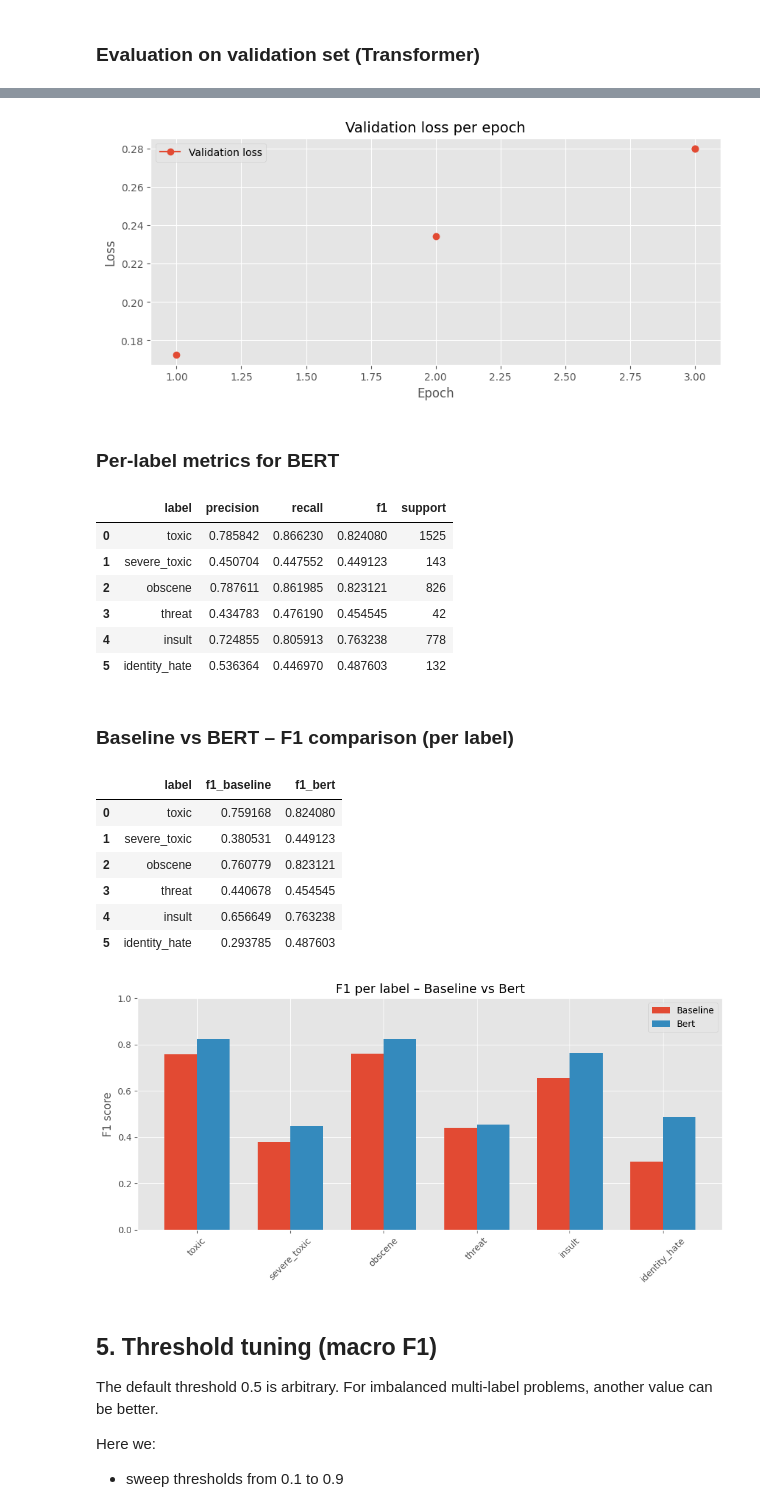
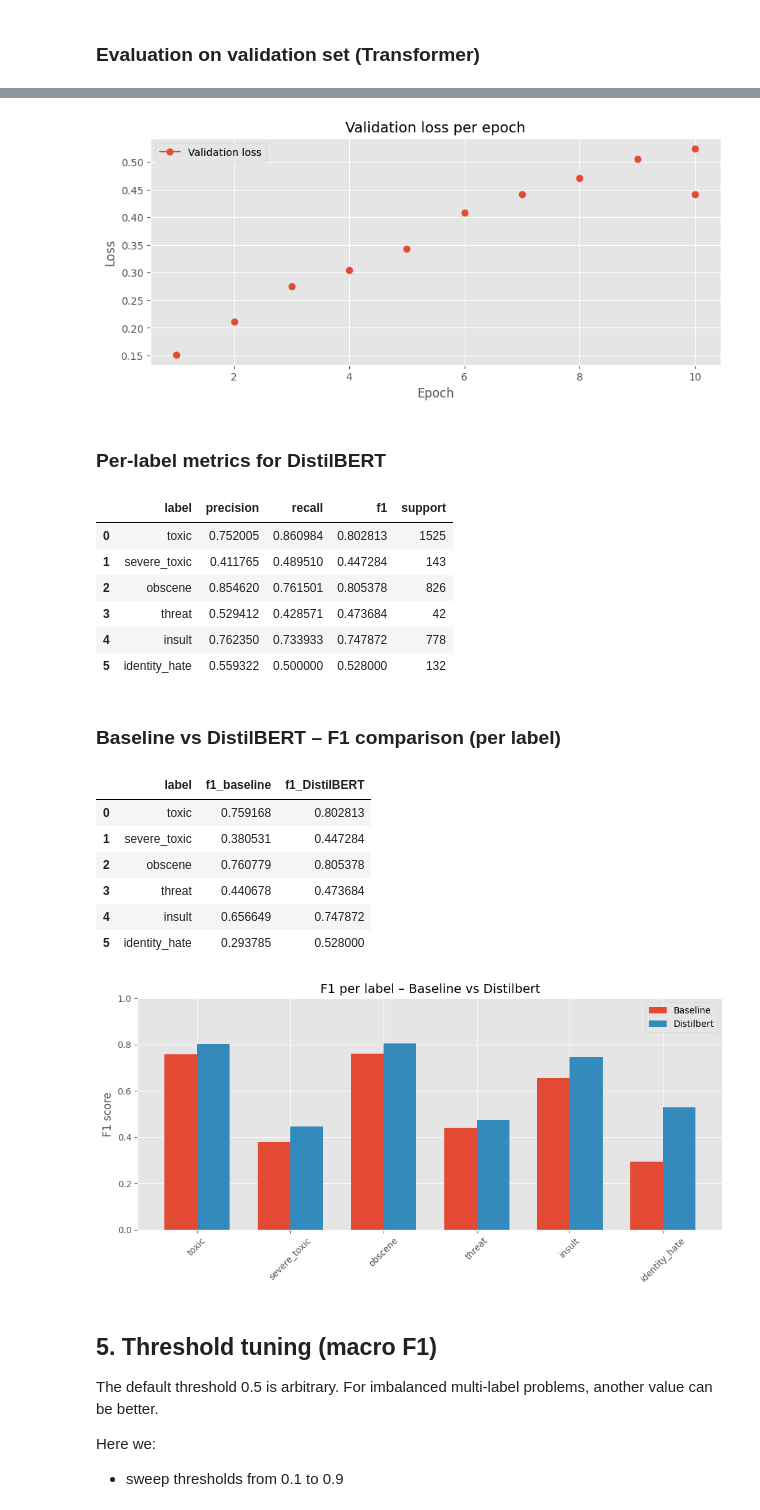
Before and after one commit to Nathan2BLK/2025_DSTI_DeepLearning_Project, a Jupyter notebook: modeling_toxic_comments.ipynb, the cells around one changed output, grey strips where cells are left out. Cells and saved outputs as stored; diff of their text form; code cells hidden in the pictures.

```diff
--- a/modeling_toxic_comments.ipynb
+++ b/modeling_toxic_comments.ipynb
@@ -302,10 +302,10 @@ Now we set up a deep model using BERT. The idea is:
 For the sake of the notebook, the default training parameters are kept moderate
 so that it remains runnable.
 # %%
-MODEL_NAME = "bert-base-uncased"  # we can try others later such as distilbert-base-uncased
+MODEL_NAME = "distilbert-base-uncased"  # we can try others later such as bert-base-uncased
 MAX_LEN = 256
-BATCH_SIZE = 16
-EPOCHS = 3 # start small; we can increase if time/resources allow
+BATCH_SIZE = 32
+EPOCHS = 10 # start small; we can increase if time/resources allow
 LOG_STRAT = "steps" #or "epoch"
 output_dir = f"./models/{MODEL_NAME.split('-')[0]}_toxic"
 if not os.path.exists(output_dir):
@@ -515,6 +515,9 @@ training_args = TrainingArguments(
     # LR SCHEDULER
     warmup_ratio=0.1,
     lr_scheduler_type="linear",
+
+    fp16=True,               # if CUDA + supports fp16
+    report_to="none",
 )
 
 class WeightedBCETrainer(Trainer):
@@ -664,15 +674,15 @@ plt.grid(True)
 plt.legend()
 plt.show()
 # %% [output]
-[figure, old version]
+[figure, new version]
 # %% [markdown]
-### Per-label metrics for BERT
+### Per-label metrics for DistilBERT
 # %%
 prec_b, rec_b, f1_b, sup_b = precision_recall_fscore_support(
     labels_valid, preds_valid_default, average=None, zero_division=0
 )
 
-bert_results = pd.DataFrame(
+DistilBERT_results = pd.DataFrame(
     {
         "label": label_cols,
         "precision": prec_b,
@@ -682,51 +692,51 @@ bert_results = pd.DataFrame(
     }
 )
 
-bert_results
+DistilBERT_results
 # %% [output]
 |  | label | precision | recall | f1 | support |
-| 0 | toxic | 0.785842 | 0.866230 | 0.824080 | 1525 |
-| 1 | severe_toxic | 0.450704 | 0.447552 | 0.449123 | 143 |
-| 2 | obscene | 0.787611 | 0.861985 | 0.823121 | 826 |
-| 3 | threat | 0.434783 | 0.476190 | 0.454545 | 42 |
-| 4 | insult | 0.724855 | 0.805913 | 0.763238 | 778 |
-| 5 | identity_hate | 0.536364 | 0.446970 | 0.487603 | 132 |
+| 0 | toxic | 0.752005 | 0.860984 | 0.802813 | 1525 |
+| 1 | severe_toxic | 0.411765 | 0.489510 | 0.447284 | 143 |
+| 2 | obscene | 0.854620 | 0.761501 | 0.805378 | 826 |
+| 3 | threat | 0.529412 | 0.428571 | 0.473684 | 42 |
+| 4 | insult | 0.762350 | 0.733933 | 0.747872 | 778 |
+| 5 | identity_hate | 0.559322 | 0.500000 | 0.528000 | 132 |
 # %% [markdown]
-### Baseline vs BERT – F1 comparison (per label)
+### Baseline vs DistilBERT – F1 comparison (per label)
 # %%
 compare_df = baseline_results[["label", "f1"]].rename(columns={"f1": "f1_baseline"})
 compare_df = compare_df.merge(
-    bert_results[["label", "f1"]].rename(columns={"f1": "f1_bert"}),
+    DistilBERT_results[["label", "f1"]].rename(columns={"f1": "f1_DistilBERT"}),
     on="label",
     how="inner",
 )
 
 compare_df
 # %% [output]
-|  | label | f1_baseline | f1_bert |
-| 0 | toxic | 0.759168 | 0.824080 |
-| 1 | severe_toxic | 0.380531 | 0.449123 |
-| 2 | obscene | 0.760779 | 0.823121 |
-| 3 | threat | 0.440678 | 0.454545 |
-| 4 | insult | 0.656649 | 0.763238 |
-| 5 | identity_hate | 0.293785 | 0.487603 |
+|  | label | f1_baseline | f1_DistilBERT |
+| 0 | toxic | 0.759168 | 0.802813 |
+| 1 | severe_toxic | 0.380531 | 0.447284 |
+| 2 | obscene | 0.760779 | 0.805378 |
+| 3 | threat | 0.440678 | 0.473684 |
+| 4 | insult | 0.656649 | 0.747872 |
+| 5 | identity_hate | 0.293785 | 0.528000 |
 # %%
 plt.figure(figsize=(10, 5))
 x = np.arange(len(compare_df))
 width = 0.35
 
 plt.bar(x - width / 2, compare_df["f1_baseline"], width, label="Baseline")
-plt.bar(x + width / 2, compare_df["f1_bert"], width, label=f"{MODEL_NAME.split('-')[0].capitalize()}")
+plt.bar(x + width / 2, compare_df["f1_DistilBERT"], width, label=f"{MODEL_NAME.split('-')[0].capitalize()}")
 
 plt.xticks(x, compare_df["label"], rotation=45)
 plt.ylim(0, 1.0)
 plt.ylabel("F1 score")
 plt.title(f"F1 per label – Baseline vs {MODEL_NAME.split('-')[0].capitalize()}")
 plt.legend()
 plt.tight_layout()
 plt.show()
 # %% [output]
-[figure, old version]
+[figure, new version]
 # %% [markdown]
 ## 5. Threshold tuning (macro F1)
 
```
Also changed, not shown: parts of 13 cells of this notebook.
